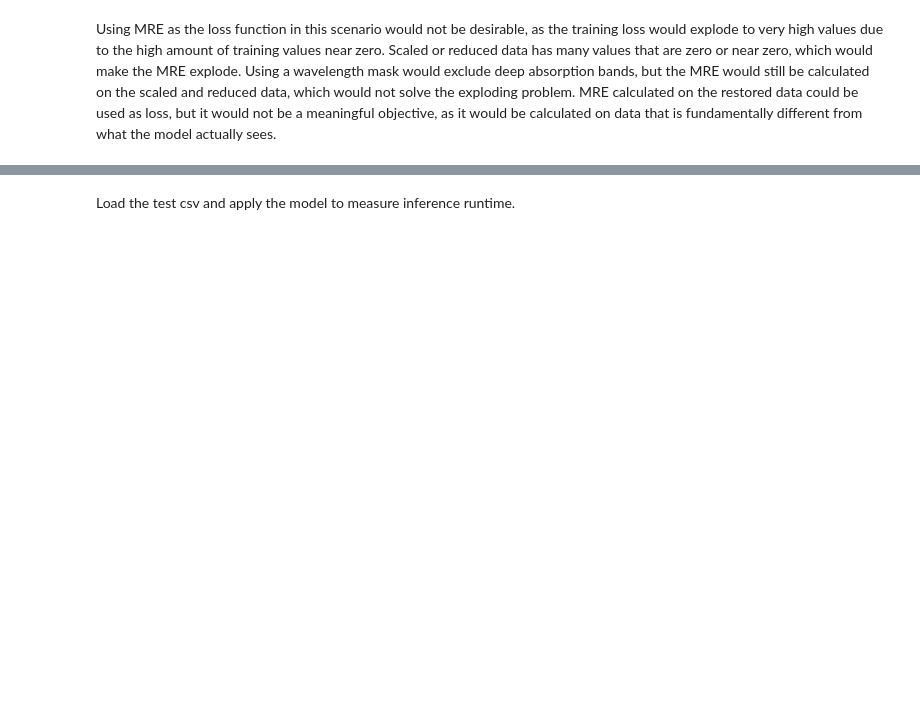
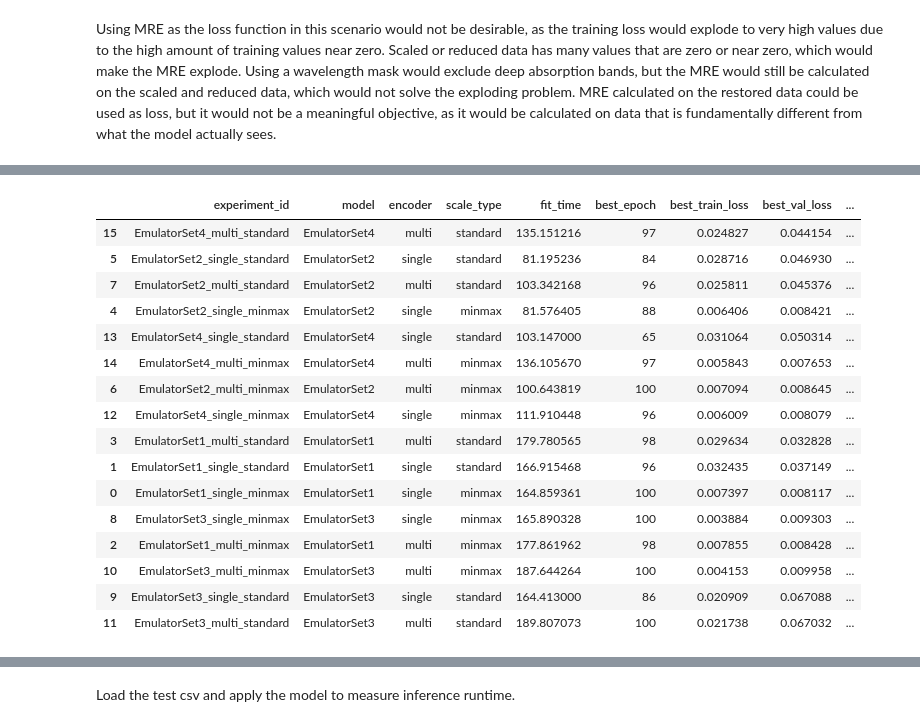
Before and after one commit to Teolul/Masters_Thesis, a Jupyter notebook: nn_pipeline.ipynb, the cells around one changed output, grey strips where cells are left out. Drawn from its saved outputs; the diff is of its cells as text; code cells hidden in the pictures; blank space fills up the shorter version.

```diff
--- a/nn_pipeline.ipynb
+++ b/nn_pipeline.ipynb
@@ -374,11 +375,11 @@ class SpectralDecoder4(nn.Module):
         return self.mlp(z)
 
 class EmulatorSet4(nn.Module):
-    def __init__(self, single_encoder=True, n_components=10):
+    def __init__(self, encoder_type="single", n_components=10):
         super().__init__()
 
-        self.single_encoder = single_encoder
-        if single_encoder:
+        self.encoder_type = encoder_type
+        if encoder_type == "single":
             self.encoder = Encoder()
         else:
             self.encoder = nn.ModuleList([
@@ -391,7 +392,7 @@ class EmulatorSet4(nn.Module):
         ])
 
     def forward(self, x):
-        if self.single_encoder:
+        if self.encoder_type == "single":
             z = self.encoder(x)
             outputs = [
                 decoder(z)
@@ -869,0 +879,20 @@ Val MAE (Unscaled): 5.074987
+# %%
+summary
+# %% [output]
+|  | experiment_id | model | encoder | scale_type | fit_time | best_epoch | best_train_loss | best_val_loss | ... |
+| 15 | EmulatorSet4_multi_standard | EmulatorSet4 | multi | standard | 135.151216 | 97 | 0.024827 | 0.044154 | ... |
+| 5 | EmulatorSet2_single_standard | EmulatorSet2 | single | standard | 81.195236 | 84 | 0.028716 | 0.046930 | ... |
+| 7 | EmulatorSet2_multi_standard | EmulatorSet2 | multi | standard | 103.342168 | 96 | 0.025811 | 0.045376 | ... |
+| 4 | EmulatorSet2_single_minmax | EmulatorSet2 | single | minmax | 81.576405 | 88 | 0.006406 | 0.008421 | ... |
+| 13 | EmulatorSet4_single_standard | EmulatorSet4 | single | standard | 103.147000 | 65 | 0.031064 | 0.050314 | ... |
+| 14 | EmulatorSet4_multi_minmax | EmulatorSet4 | multi | minmax | 136.105670 | 97 | 0.005843 | 0.007653 | ... |
+| 6 | EmulatorSet2_multi_minmax | EmulatorSet2 | multi | minmax | 100.643819 | 100 | 0.007094 | 0.008645 | ... |
+| 12 | EmulatorSet4_single_minmax | EmulatorSet4 | single | minmax | 111.910448 | 96 | 0.006009 | 0.008079 | ... |
+| 3 | EmulatorSet1_multi_standard | EmulatorSet1 | multi | standard | 179.780565 | 98 | 0.029634 | 0.032828 | ... |
+| 1 | EmulatorSet1_single_standard | EmulatorSet1 | single | standard | 166.915468 | 96 | 0.032435 | 0.037149 | ... |
+| 0 | EmulatorSet1_single_minmax | EmulatorSet1 | single | minmax | 164.859361 | 100 | 0.007397 | 0.008117 | ... |
+| 8 | EmulatorSet3_single_minmax | EmulatorSet3 | single | minmax | 165.890328 | 100 | 0.003884 | 0.009303 | ... |
+| 2 | EmulatorSet1_multi_minmax | EmulatorSet1 | multi | minmax | 177.861962 | 98 | 0.007855 | 0.008428 | ... |
+| 10 | EmulatorSet3_multi_minmax | EmulatorSet3 | multi | minmax | 187.644264 | 100 | 0.004153 | 0.009958 | ... |
+| 9 | EmulatorSet3_single_standard | EmulatorSet3 | single | standard | 164.413000 | 86 | 0.020909 | 0.067088 | ... |
+| 11 | EmulatorSet3_multi_standard | EmulatorSet3 | multi | standard | 189.807073 | 100 | 0.021738 | 0.067032 | ... |
```
Also changed, not shown: parts of 24 cells of this notebook, 17 other files.
